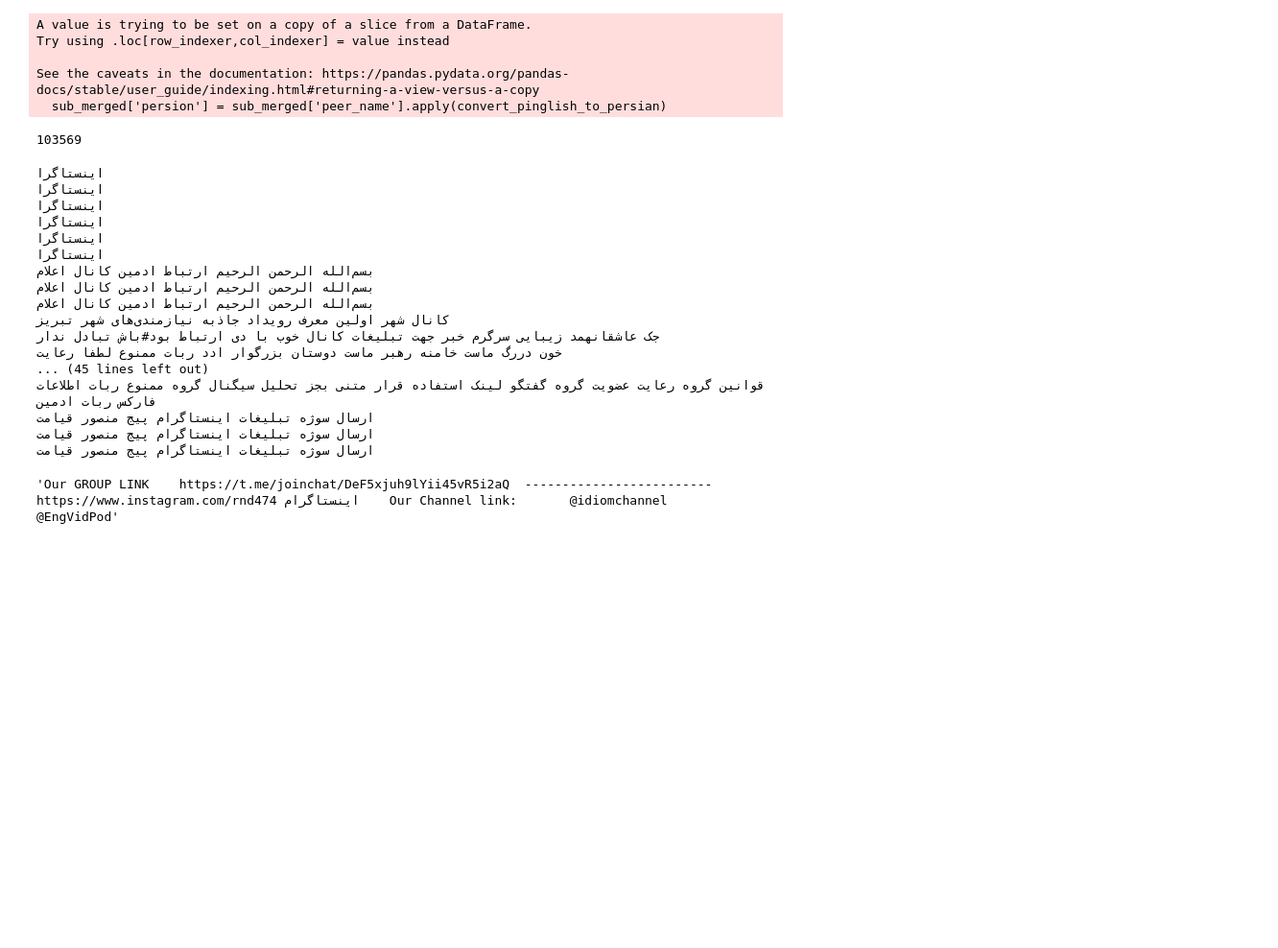
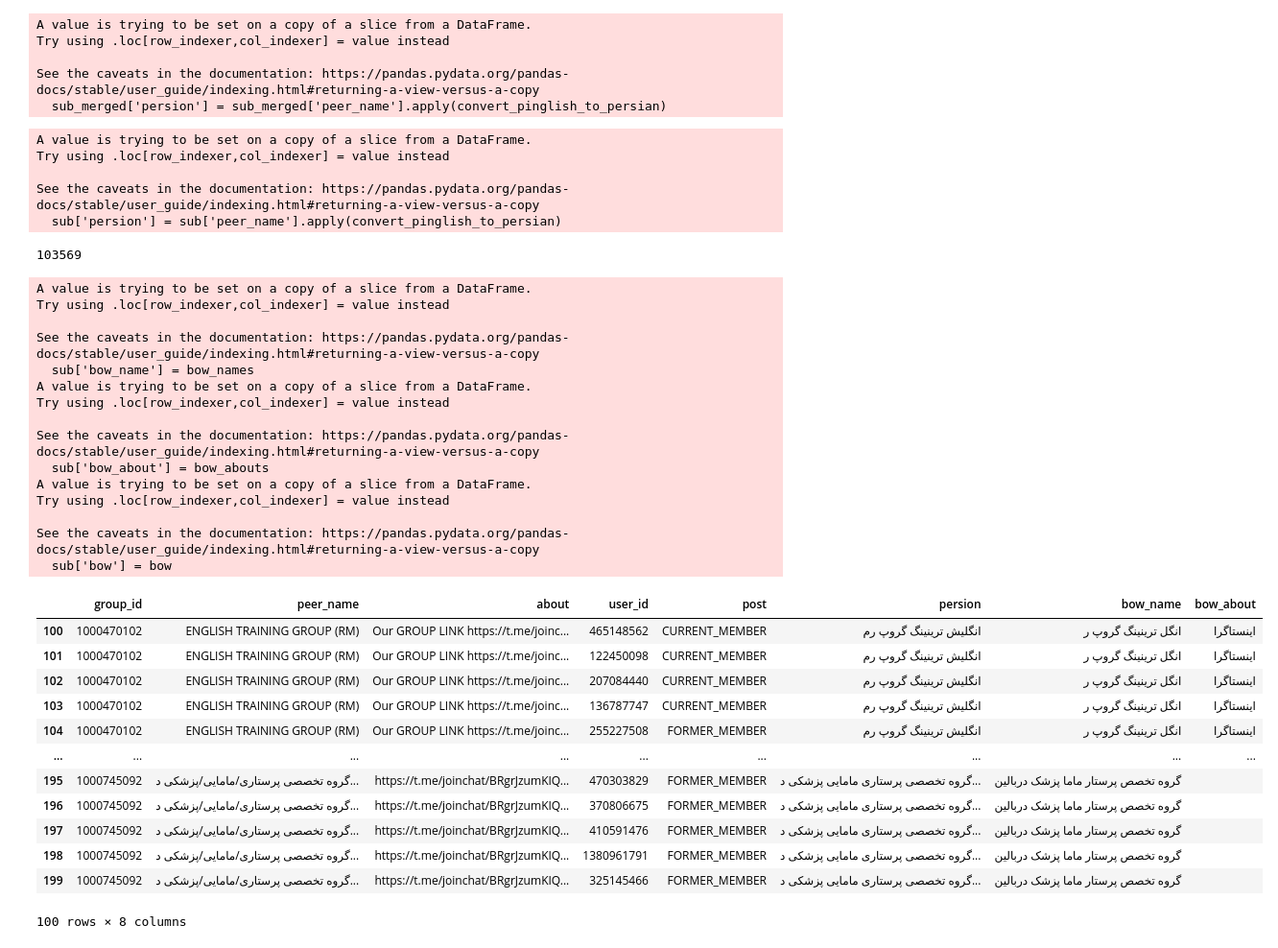
Before and after one commit to abolfazlabouei/telegram-community, a Jupyter notebook: build_df.ipynb, the cells around one changed output. Shown at 96% size. Drawn from its saved outputs; the diff is of its cells as text; code cells hidden in the pictures; blank space fills up the shorter version.

```diff
--- a/build_df.ipynb
+++ b/build_df.ipynb
@@ -129,6 +129,14 @@ See the caveats in the documentation: https://pandas.pydata.org/pandas-docs/stab
   sub_merged['persion'] = sub_merged['peer_name'].apply(convert_pinglish_to_persian)
 # %%
 sub = merged_df.iloc[100:200]
+# %%
+sub['persion'] = sub['peer_name'].apply(convert_pinglish_to_persian)
+# %% [output]
+A value is trying to be set on a copy of a slice from a DataFrame.
+Try using .loc[row_indexer,col_indexer] = value instead
+
+See the caveats in the documentation: https://pandas.pydata.org/pandas-docs/stable/user_guide/indexing.html#returning-a-view-versus-a-copy
+  sub['persion'] = sub['peer_name'].apply(convert_pinglish_to_persian)
 # %%
 contains_english = merged_df["peer_name"].str.contains('[A-Za-z]', na=False)
 # %%
@@ -139,27 +147,48 @@ count_english_rows
 103569
 # %%
 from preprocess import clean_up_pipeline
+bow_names = []
+bow_abouts = []
+bow = []
+
 for i, row in sub.iterrows():
-    print(clean_up_pipeline(row["about"]))
+    name = clean_up_pipeline(row["persion"])
+    about = clean_up_pipeline(row["about"])
+    bow_names += [name]
+    bow_abouts += [about]
+    bow += [name + ' ' + about]
+sub['bow_name'] = bow_names
+sub['bow_about'] = bow_abouts
+sub['bow'] = bow
 # %% [output]
-اینستاگرا
-اینستاگرا
-اینستاگرا
-اینستاگرا
-اینستاگرا
-اینستاگرا
-بسم‌الله الرحمن الرحیم ارتباط ادمین کانال اعلام
-بسم‌الله الرحمن الرحیم ارتباط ادمین کانال اعلام
-بسم‌الله الرحمن الرحیم ارتباط ادمین کانال اعلام
-کانال شهر اولین معرف رویداد جاذبه نیازمندی‌های شهر تبریز
-جک عاشقانهمد زیبایی سرگرم خبر جهت تبلیغات کانال خوب با دی ارتباط بود#باش تبادل ندار
-خون دررگ ماست خامنه رهبر ماست دوستان بزرگوار ادد ربات ممنوع لطفا رعایت
-... (45 lines left out)
-قوانین گروه رعایت عضویت گروه گفتگو لینک استفاده قرار متنی بجز تحلیل سیگنال گروه ممنوع ربات اطلاعات فارکس ربات ادمین
-ارسال سوژه تبلیغات اینستاگرام پیج منصور قیامت
-ارسال سوژه تبلیغات اینستاگرام پیج منصور قیامت
-ارسال سوژه تبلیغات اینستاگرام پیج منصور قیامت
+A value is trying to be set on a copy of a slice from a DataFrame.
+Try using .loc[row_indexer,col_indexer] = value instead
+
+See the caveats in the documentation: https://pandas.pydata.org/pandas-docs/stable/user_guide/indexing.html#returning-a-view-versus-a-copy
+  sub['bow_name'] = bow_names
+A value is trying to be set on a copy of a slice from a DataFrame.
+Try using .loc[row_indexer,col_indexer] = value instead
+
+See the caveats in the documentation: https://pandas.pydata.org/pandas-docs/stable/user_guide/indexing.html#returning-a-view-versus-a-copy
+  sub['bow_about'] = bow_abouts
+A value is trying to be set on a copy of a slice from a DataFrame.
+Try using .loc[row_indexer,col_indexer] = value instead
+
+See the caveats in the documentation: https://pandas.pydata.org/pandas-docs/stable/user_guide/indexing.html#returning-a-view-versus-a-copy
+  sub['bow'] = bow
-# %%
-sub.iloc[1]['about']
-# %% [output]
-'Our GROUP LINK    https://t.me/joinchat/DeF5xjuh9lYii45vR5i2aQ  -------------------------  https://www.instagram.com/rnd474 اینستاگرام    Our Channel link:       @idiomchannel       @EngVidPod'
+# %%
+sub
+# %% [output]
+|  | group_id | peer_name | about | user_id | post | persion | bow_name | bow_about |
+| 100 | 1000470102 | ENGLISH TRAINING GROUP (RM) | Our GROUP LINK https://t.me/joinc... | 465148562 | CURRENT_MEMBER | انگلیش ترینینگ گروپ رم | انگل ترینینگ گروپ ر | اینستاگرا |
+| 101 | 1000470102 | ENGLISH TRAINING GROUP (RM) | Our GROUP LINK https://t.me/joinc... | 122450098 | CURRENT_MEMBER | انگلیش ترینینگ گروپ رم | انگل ترینینگ گروپ ر | اینستاگرا |
+| 102 | 1000470102 | ENGLISH TRAINING GROUP (RM) | Our GROUP LINK https://t.me/joinc... | 207084440 | CURRENT_MEMBER | انگلیش ترینینگ گروپ رم | انگل ترینینگ گروپ ر | اینستاگرا |
+| 103 | 1000470102 | ENGLISH TRAINING GROUP (RM) | Our GROUP LINK https://t.me/joinc... | 136787747 | CURRENT_MEMBER | انگلیش ترینینگ گروپ رم | انگل ترینینگ گروپ ر | اینستاگرا |
+| 104 | 1000470102 | ENGLISH TRAINING GROUP (RM) | Our GROUP LINK https://t.me/joinc... | 255227508 | FORMER_MEMBER | انگلیش ترینینگ گروپ رم | انگل ترینینگ گروپ ر | اینستاگرا |
+| ... | ... | ... | ... | ... | ... | ... | ... | ... |
+| 195 | 1000745092 | گروه تخصصی پرستاری/مامایی/پزشکی د... | https://t.me/joinchat/BRgrJzumKIQ... | 470303829 | FORMER_MEMBER | گروه تخصصی پرستاری مامایی پزشکی د... | گروه تخصص پرستار ماما پزشک دربالین |  |
+| 196 | 1000745092 | گروه تخصصی پرستاری/مامایی/پزشکی د... | https://t.me/joinchat/BRgrJzumKIQ... | 370806675 | FORMER_MEMBER | گروه تخصصی پرستاری مامایی پزشکی د... | گروه تخصص پرستار ماما پزشک دربالین |  |
+| 197 | 1000745092 | گروه تخصصی پرستاری/مامایی/پزشکی د... | https://t.me/joinchat/BRgrJzumKIQ... | 410591476 | FORMER_MEMBER | گروه تخصصی پرستاری مامایی پزشکی د... | گروه تخصص پرستار ماما پزشک دربالین |  |
+| 198 | 1000745092 | گروه تخصصی پرستاری/مامایی/پزشکی د... | https://t.me/joinchat/BRgrJzumKIQ... | 1380961791 | FORMER_MEMBER | گروه تخصصی پرستاری مامایی پزشکی د... | گروه تخصص پرستار ماما پزشک دربالین |  |
+| 199 | 1000745092 | گروه تخصصی پرستاری/مامایی/پزشکی د... | https://t.me/joinchat/BRgrJzumKIQ... | 325145466 | FORMER_MEMBER | گروه تخصصی پرستاری مامایی پزشکی د... | گروه تخصص پرستار ماما پزشک دربالین |  |
+100 rows × 8 columns
```
Also changed, not shown: parts of 3 cells of this notebook, 1 other file.
